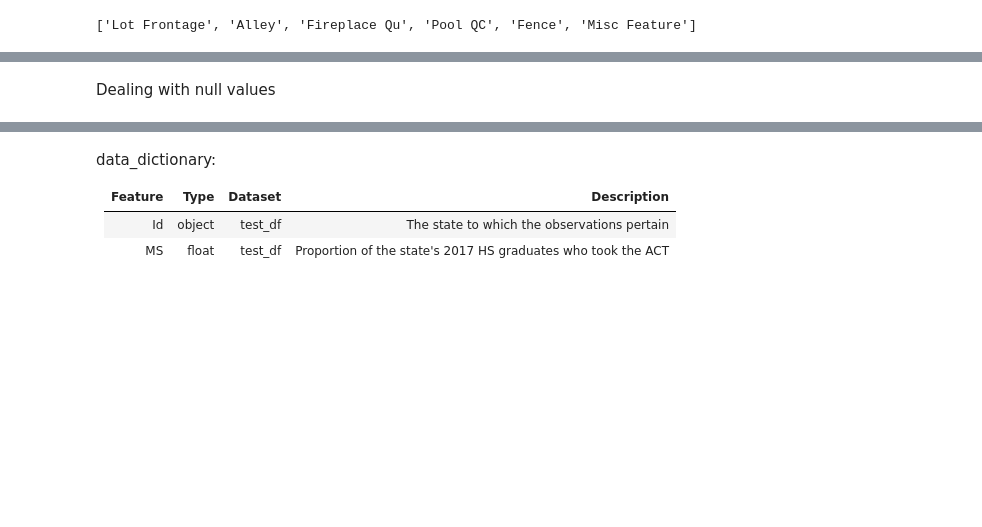
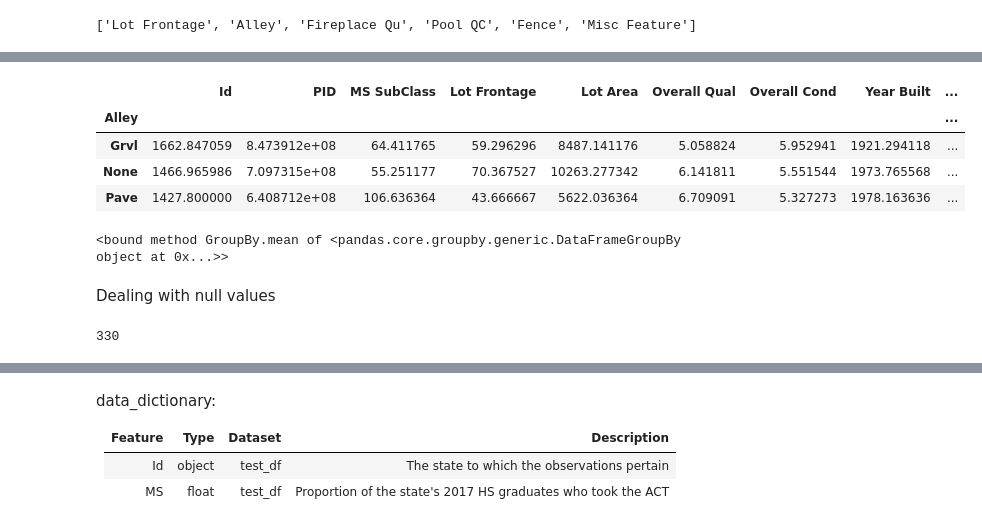
Before and after one commit to wcmohr/AmesHousing, a Jupyter notebook: notebooks/AMES_EDA.ipynb, the cells around one changed output, grey strips where cells are left out. Drawn from its saved outputs; the diff is of its cells as text; code cells hidden in the pictures; blank space fills up the shorter version.

```diff
--- a/notebooks/AMES_EDA.ipynb
+++ b/notebooks/AMES_EDA.ipynb
@@ -92,0 +271,8 @@ column
+# %%
+df.groupby('Alley').mean()
+# %% [output]
+|  | Id | PID | MS SubClass | Lot Frontage | Lot Area | Overall Qual | Overall Cond | Year Built | ... |
+| Alley |  |  |  |  |  |  |  |  | ... |
+| Grvl | 1662.847059 | 8.473912e+08 | 64.411765 | 59.296296 | 8487.141176 | 5.058824 | 5.952941 | 1921.294118 | ... |
+| None | 1466.965986 | 7.097315e+08 | 55.251177 | 70.367527 | 10263.277342 | 6.141811 | 5.551544 | 1973.765568 | ... |
+| Pave | 1427.800000 | 6.408712e+08 | 106.636364 | 43.666667 | 5622.036364 | 6.709091 | 5.327273 | 1978.163636 | ... |
@@ -93,2 +281,10 @@ column
+# %%
+df.groupby("Alley")
+# %% [output]
+<bound method GroupBy.mean of <pandas.core.groupby.generic.DataFrameGroupBy object at 0x...>>
 # %% [markdown]
 Dealing with null values
+# %%
+df['Lot Frontage'].isna().sum()
+# %% [output]
+330
```
Also changed, not shown: parts of 49 cells of this notebook, 1 other file.
